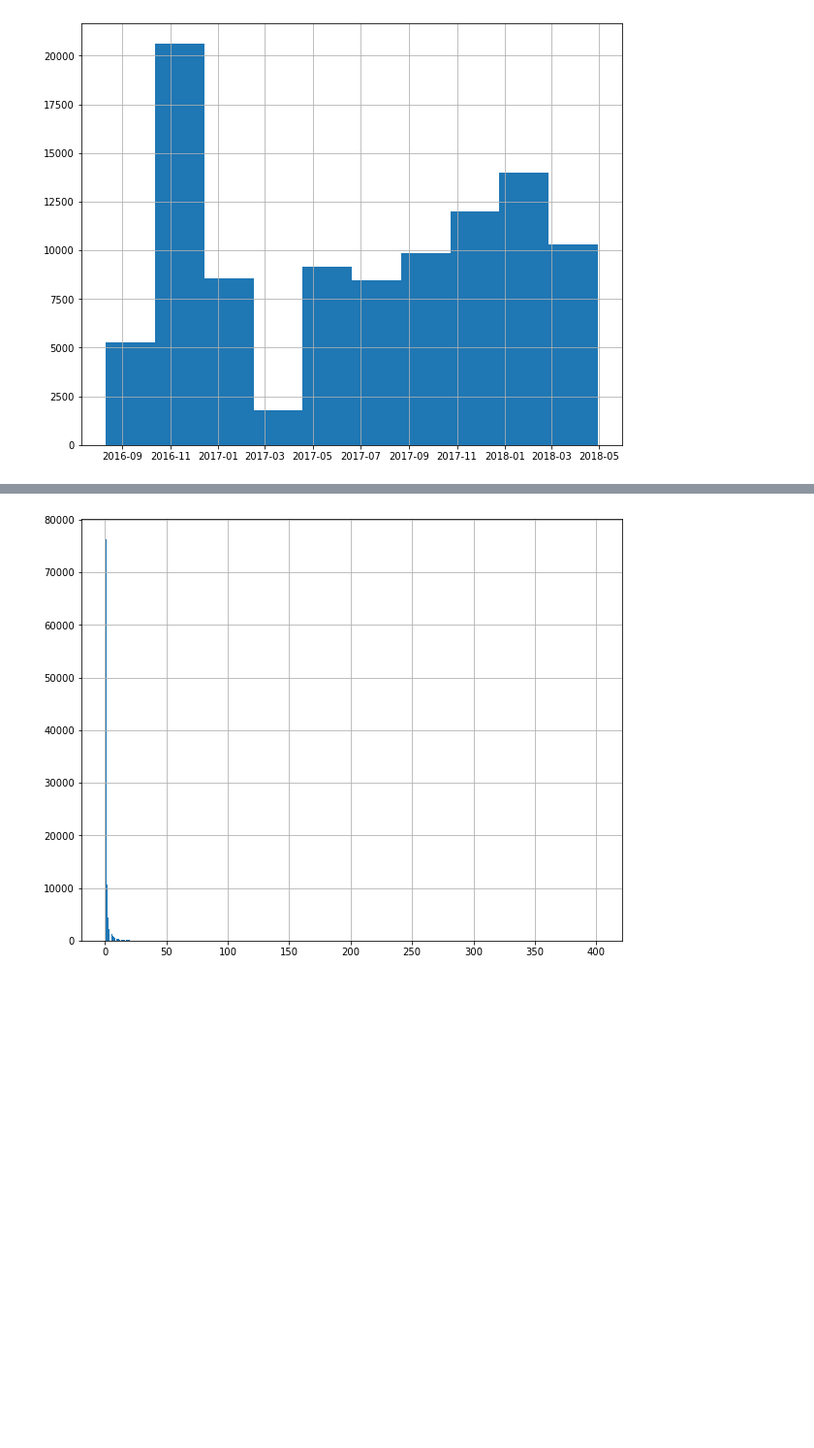
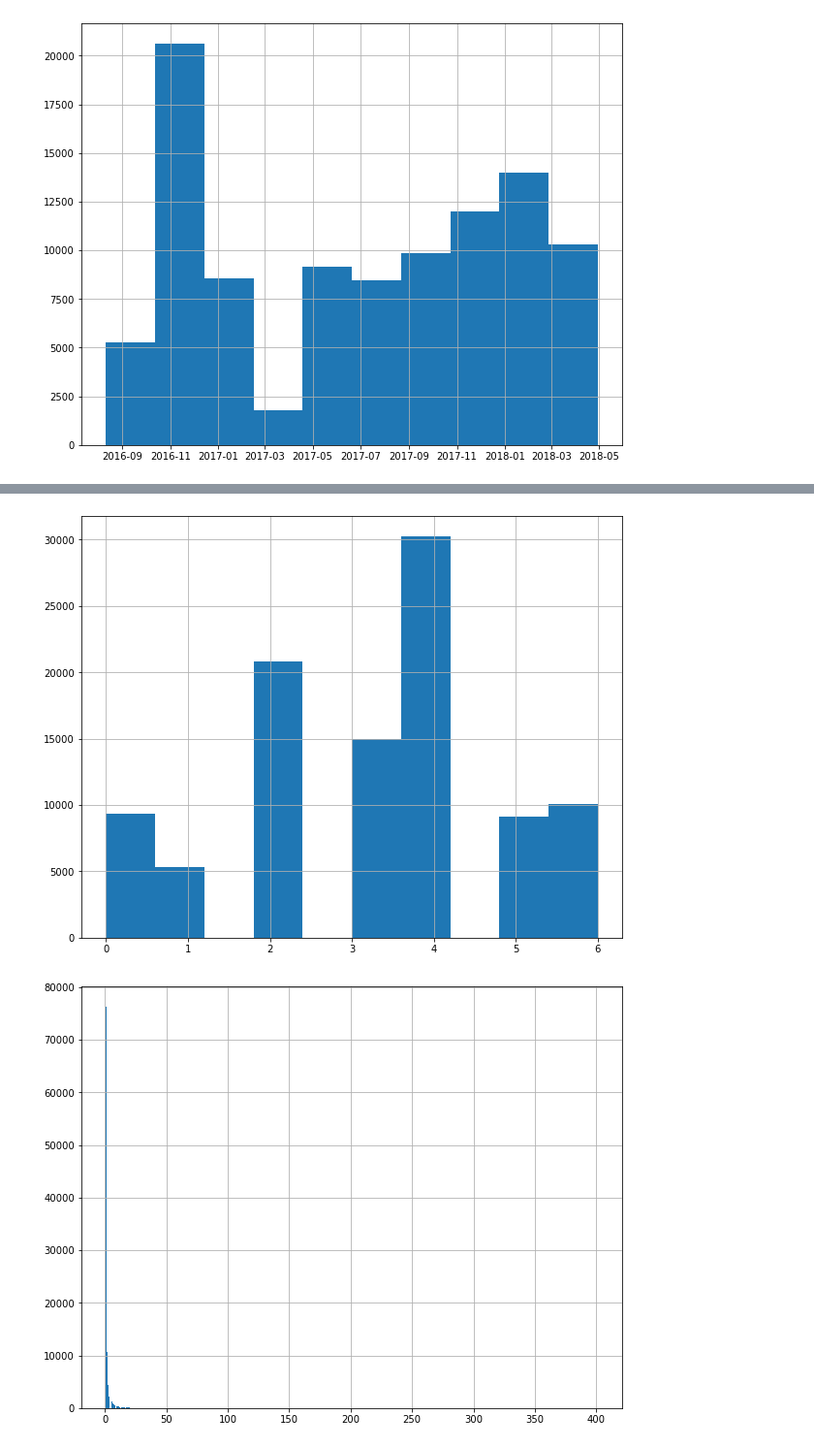
Before and after one commit to larsenk23/Capstone2, a Jupyter notebook: Cleaning and Exploring.ipynb, the cells around one changed output, grey strips where cells are left out. Shown: that part at 97% size. Cells and saved outputs as stored; diff of their text form; code cells hidden in the pictures; blank space fills up the shorter version.

```diff
--- a/Cleaning and Exploring.ipynb
+++ b/Cleaning and Exploring.ipynb
@@ -225,3 +240,8 @@ df.date.hist();
+# %%
+plt.figure(figsize=(10,8))
+df.weekday.hist();
+# %% [output]
+[figure, added]
 # %%
 plt.figure(figsize=(10,8))
 df.visitNumber.hist(bins=500);
```
Also changed, not shown: parts of 3 cells of this notebook.
